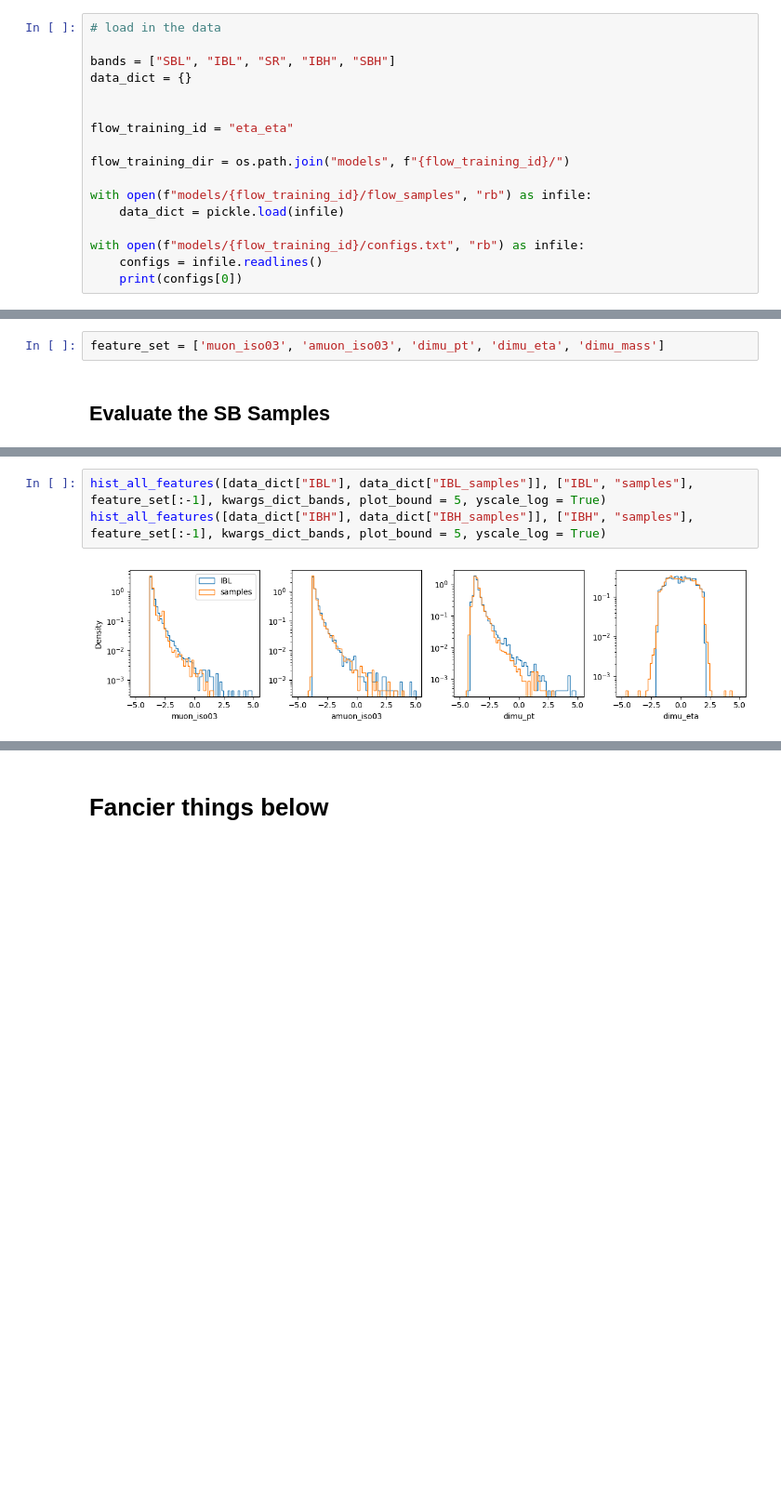
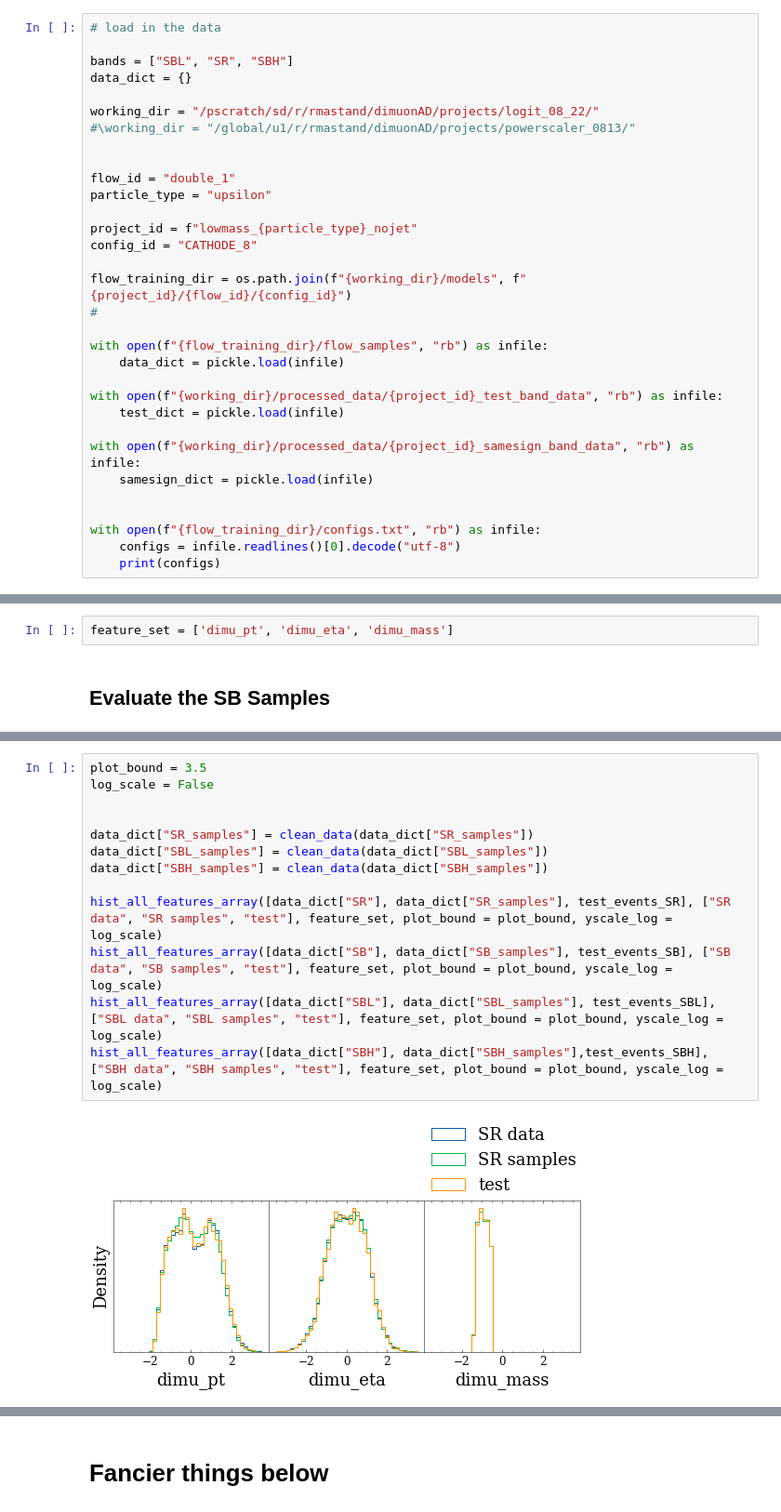
Before and after one commit to hep-lbdl/dimuonAD, a Jupyter notebook: 06_eval_CATHODE.ipynb, the cells around one changed output, grey strips where cells are left out. Shown at 93% size. Cells and saved outputs as stored; diff of their text form; blank space fills up the shorter version.

Commit message:
updated cathode

```diff
--- a/06_eval_CATHODE.ipynb
+++ b/06_eval_CATHODE.ipynb
@@ -34,18 +36,33 @@ Using device: cuda
 # %%
 # load in the data
 
-bands = ["SBL", "IBL", "SR", "IBH", "SBH"]
+bands = ["SBL", "SR", "SBH"]
 data_dict = {}
 
+working_dir = "/pscratch/sd/r/rmastand/dimuonAD/projects/logit_08_22/"
+#\working_dir = "/global/u1/r/rmastand/dimuonAD/projects/powerscaler_0813/"
 
-flow_training_id = "eta_eta"
 
-flow_training_dir = os.path.join("models", f"{flow_training_id}/")
+flow_id = "double_1"
+particle_type = "upsilon"
 
-with open(f"models/{flow_training_id}/flow_samples", "rb") as infile:
+project_id = f"lowmass_{particle_type}_nojet"
+config_id = "CATHODE_8"
+
+flow_training_dir = os.path.join(f"{working_dir}/models", f"{project_id}/{flow_id}/{config_id}")
+#
+
+with open(f"{flow_training_dir}/flow_samples", "rb") as infile:
     data_dict = pickle.load(infile)
 
-with open(f"models/{flow_training_id}/configs.txt", "rb") as infile:
-    configs = infile.readlines()
-    print(configs[0])
+with open(f"{working_dir}/processed_data/{project_id}_test_band_data", "rb") as infile:
+    test_dict = pickle.load(infile)
+
+with open(f"{working_dir}/processed_data/{project_id}_samesign_band_data", "rb") as infile:
+    samesign_dict = pickle.load(infile)
+
+
+with open(f"{flow_training_dir}/configs.txt", "rb") as infile:
+    configs = infile.readlines()[0].decode("utf-8")
+    print(configs)
 # %% [output]
@@ -53,5 +70,5 @@ b"feature_set = ['muon_iso03', 'amuon_iso03', 'dimu_pt', 'dimu_eta', 'dimu_mass'
 # %%
-feature_set = ['muon_iso03', 'amuon_iso03', 'dimu_pt', 'dimu_eta', 'dimu_mass']
+feature_set = ['dimu_pt', 'dimu_eta', 'dimu_mass']
 # %% [markdown]
 ## Evaluate the SB Samples
 # %%
@@ -84,5 +107,15 @@ hist_all_features([data_dict["SBH"], data_dict["SBH_samples"]], ["SBH", "samples
 # %%
-hist_all_features([data_dict["IBL"], data_dict["IBL_samples"]], ["IBL", "samples"], feature_set[:-1], kwargs_dict_bands, plot_bound = 5, yscale_log = True)
-hist_all_features([data_dict["IBH"], data_dict["IBH_samples"]], ["IBH", "samples"], feature_set[:-1], kwargs_dict_bands, plot_bound = 5, yscale_log = True)
+plot_bound = 3.5
+log_scale = False
+
+
+data_dict["SR_samples"] = clean_data(data_dict["SR_samples"])
+data_dict["SBL_samples"] = clean_data(data_dict["SBL_samples"])
+data_dict["SBH_samples"] = clean_data(data_dict["SBH_samples"])
+
+hist_all_features_array([data_dict["SR"], data_dict["SR_samples"], test_events_SR], ["SR data", "SR samples", "test"], feature_set, plot_bound = plot_bound, yscale_log = log_scale)
+hist_all_features_array([data_dict["SB"], data_dict["SB_samples"], test_events_SB], ["SB data", "SB samples", "test"], feature_set, plot_bound = plot_bound, yscale_log = log_scale)
+hist_all_features_array([data_dict["SBL"], data_dict["SBL_samples"], test_events_SBL], ["SBL data", "SBL samples", "test"], feature_set, plot_bound = plot_bound, yscale_log = log_scale)
+hist_all_features_array([data_dict["SBH"], data_dict["SBH_samples"],test_events_SBH], ["SBH data", "SBH samples", "test"], feature_set, plot_bound = plot_bound, yscale_log = log_scale)
 # %% [output]
-[figure, old version]
+[figure, new version]
```
Also changed, not shown: parts of 12 cells of this notebook, 22 other files.
